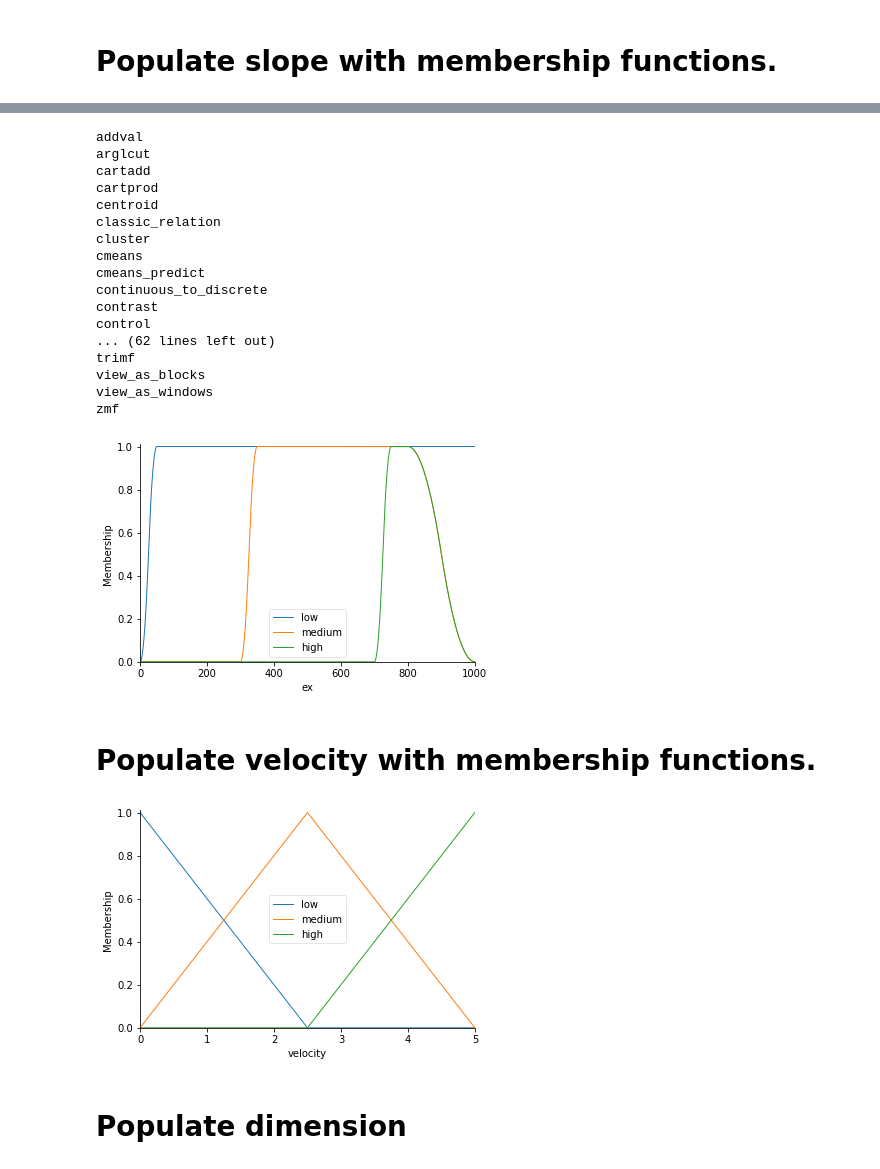
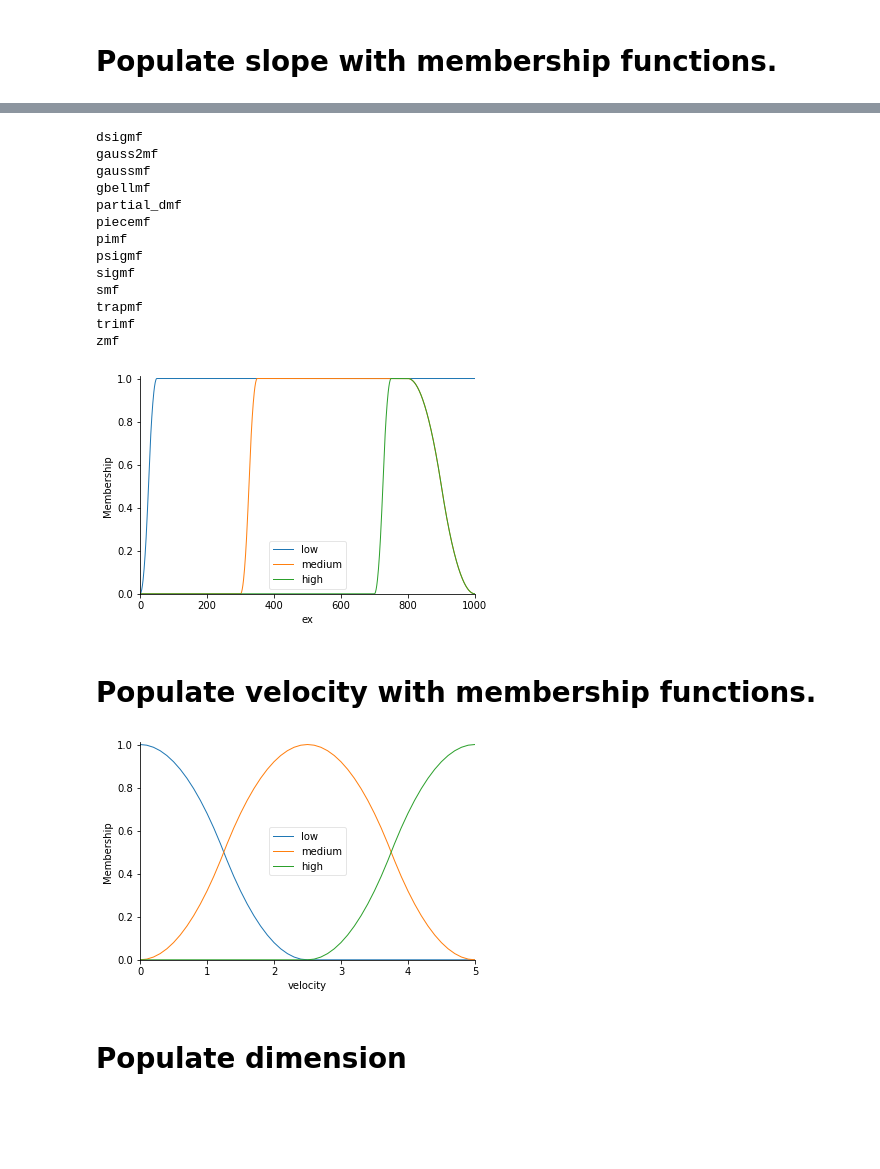
Before and after one commit to BuczynskiRafal/pipe_calculations, a Jupyter notebook: fizzy.ipynb, the cells around one changed output, grey strips where cells are left out. Cells and saved outputs as stored; diff of their text form; code cells hidden in the pictures; blank space fills up the shorter version.

```diff
--- a/fizzy.ipynb
+++ b/fizzy.ipynb
@@ -205,6 +205,6 @@ slope.view()
 # %%
 for foo in dir(fuzz):
-    if not foo.startswith("_"):
+    if not foo.startswith("_") and foo.endswith("mf"):
         print(foo)
 
 a = 0
@@ -219,34 +219,30 @@ ex['medium'] = fuzz.pimf(ex.universe, b, b + 50, c+100, d)
 ex['high'] = fuzz.pimf(ex.universe, c, c + 50, c+100, d)
 ex.view()
 # %% [output]
-addval
-arglcut
-cartadd
-cartprod
-centroid
-classic_relation
-cluster
-cmeans
-cmeans_predict
-continuous_to_discrete
-contrast
-control
-... (62 lines left out)
+dsigmf
+gauss2mf
+gaussmf
+gbellmf
+partial_dmf
+piecemf
+pimf
+psigmf
+sigmf
+smf
+trapmf
 trimf
-view_as_blocks
-view_as_windows
 zmf
 [figure]
 # %% [markdown]
 # Populate velocity with membership functions.
 # %%
-velocity['low'] = fuzz.trimf(velocity.universe, [v_min, v_min, 0.5 * v_max])
-velocity['medium'] = fuzz.trimf(velocity.universe, [v_min, 0.5 * v_max, v_max])
-velocity['high'] = fuzz.trimf(velocity.universe, [0.5 * v_max, v_max, v_max])
+velocity['low'] = fuzz.zmf(velocity.universe, v_min, 0.5 * v_max)
+velocity['medium'] = fuzz.pimf(velocity.universe, v_min, 0.5 * v_max,  0.5 * v_max, v_max)
+velocity['high'] = fuzz.smf(velocity.universe, 0.5 * v_max, v_max)
 
 velocity.view()
 # %% [output]
-[figure, old version]
+[figure, new version]
 # %% [markdown]
 # Populate dimension
 # %%
```
Also changed, not shown: parts of 11 cells of this notebook.
